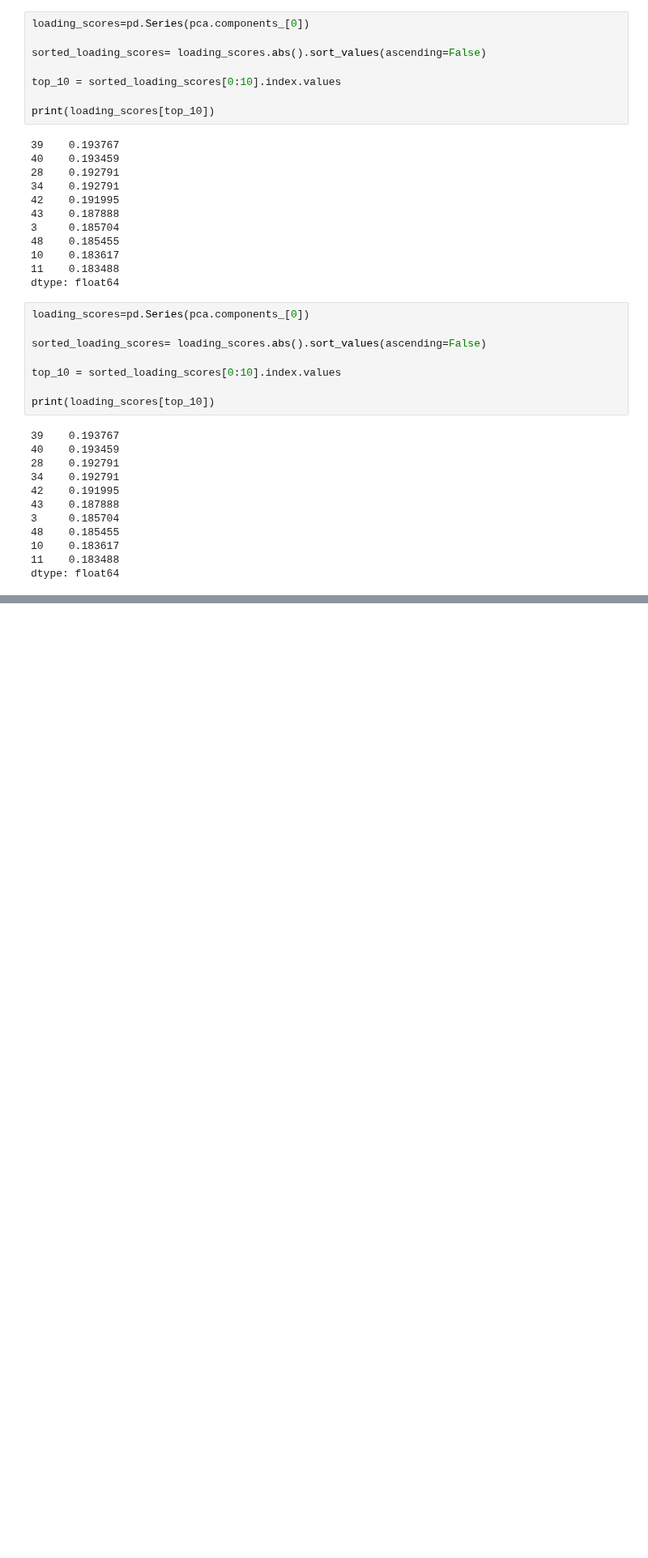
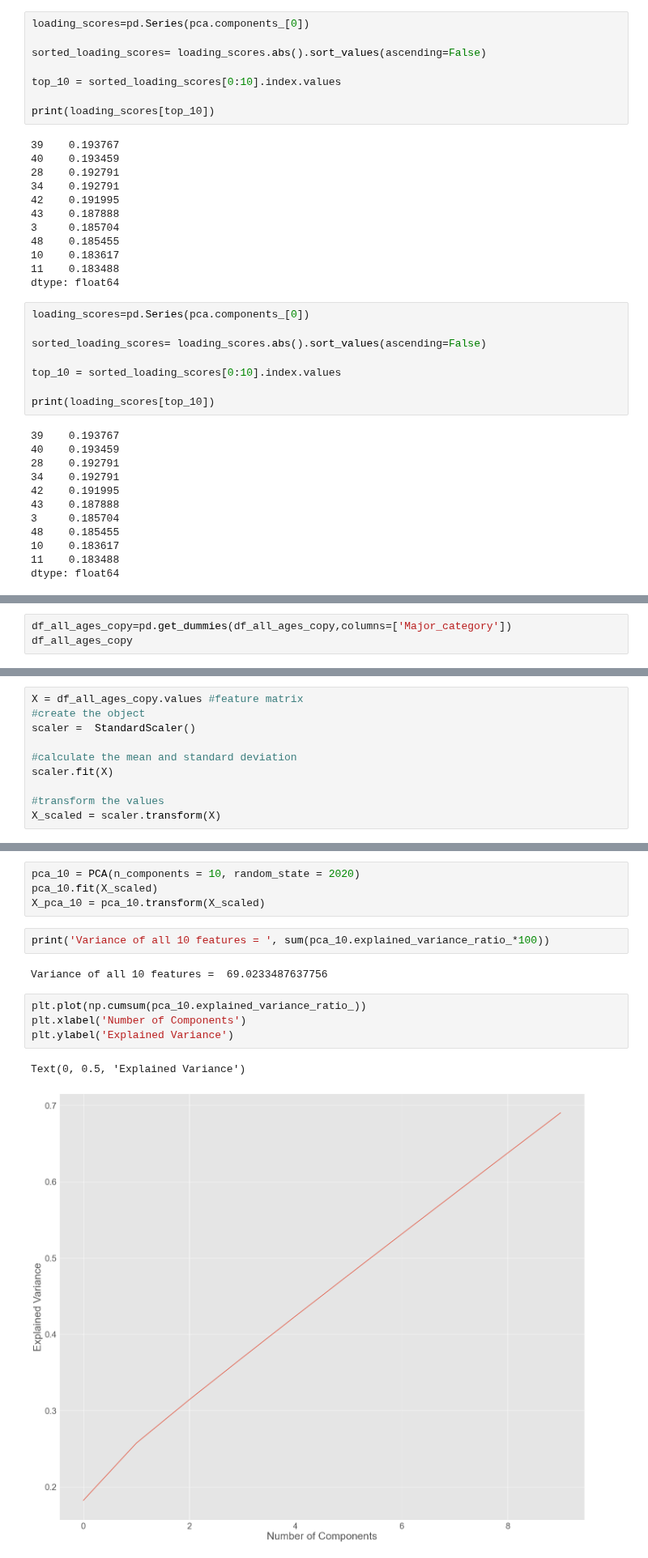
Before and after one commit to puneettokhi/CMPE255, a Jupyter notebook: college_major_analysis.ipynb, the cells around one changed output, grey strips where cells are left out. Shown at 81% size. Cells and saved outputs as stored; diff of their text form; blank space fills up the shorter version.

```diff
--- a/college_major_analysis.ipynb
+++ b/college_major_analysis.ipynb
@@ -889,0 +913,3 @@ Variance for Principal Components =  95.12820512820521
+# %%
+df_all_ages_copy=pd.get_dummies(df_all_ages_copy,columns=['Major_category'])
+df_all_ages_copy
@@ -889,0 +930,10 @@ Variance for Principal Components =  95.12820512820521
+# %%
+X = df_all_ages_copy.values #feature matrix
+#create the object
+scaler =  StandardScaler()
+
+#calculate the mean and standard deviation
+scaler.fit(X)
+
+#transform the values
+X_scaled = scaler.transform(X)
@@ -889,0 +951,15 @@ Variance for Principal Components =  95.12820512820521
+# %%
+pca_10 = PCA(n_components = 10, random_state = 2020)
+pca_10.fit(X_scaled)
+X_pca_10 = pca_10.transform(X_scaled)
+# %%
+print('Variance of all 10 features = ', sum(pca_10.explained_variance_ratio_*100))
+# %% [output]
+Variance of all 10 features =  69.0233487637756
+# %%
+plt.plot(np.cumsum(pca_10.explained_variance_ratio_))
+plt.xlabel('Number of Components')
+plt.ylabel('Explained Variance')
+# %% [output]
+Text(0, 0.5, 'Explained Variance')
+[figure, added]
```
Also changed, not shown: parts of 38 cells of this notebook.
